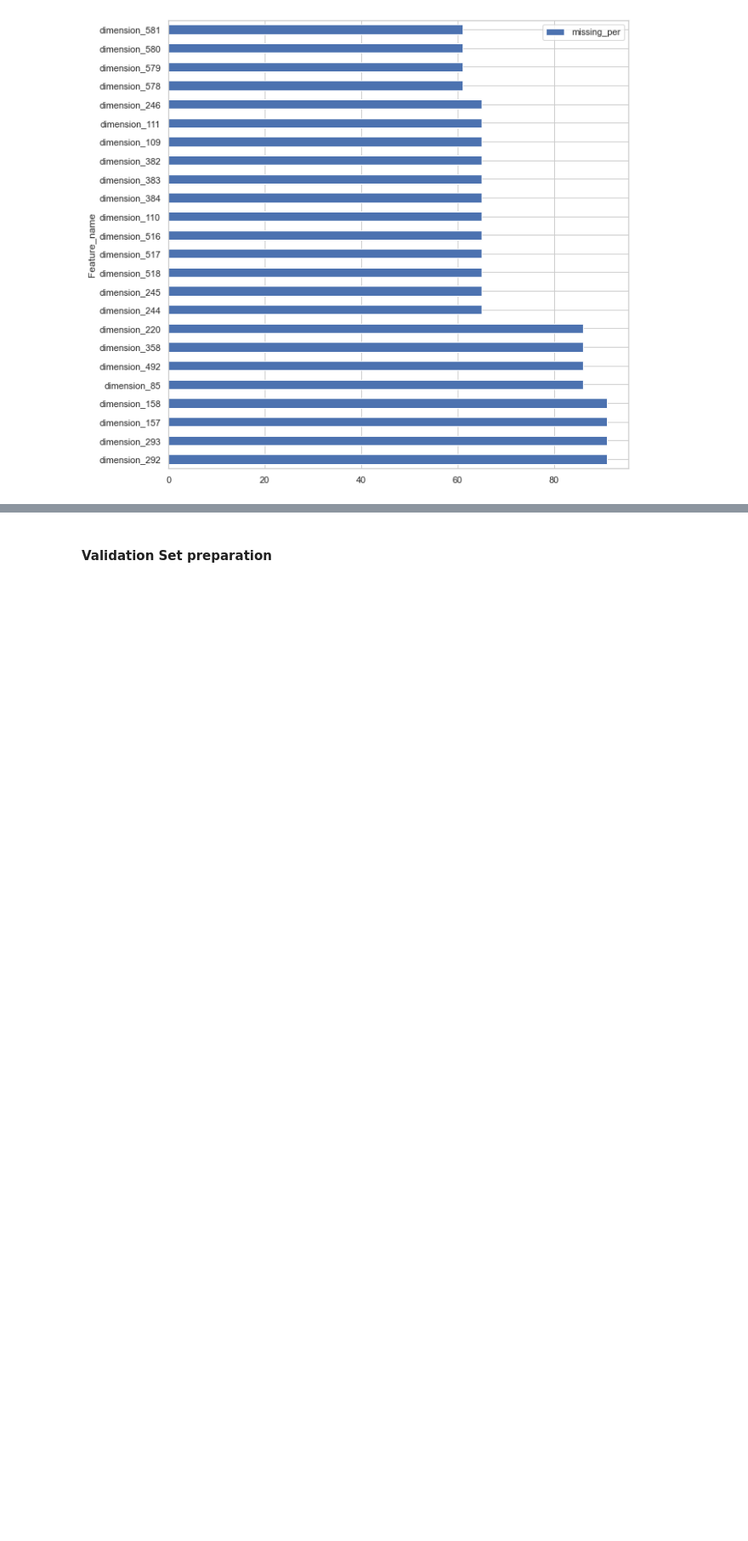
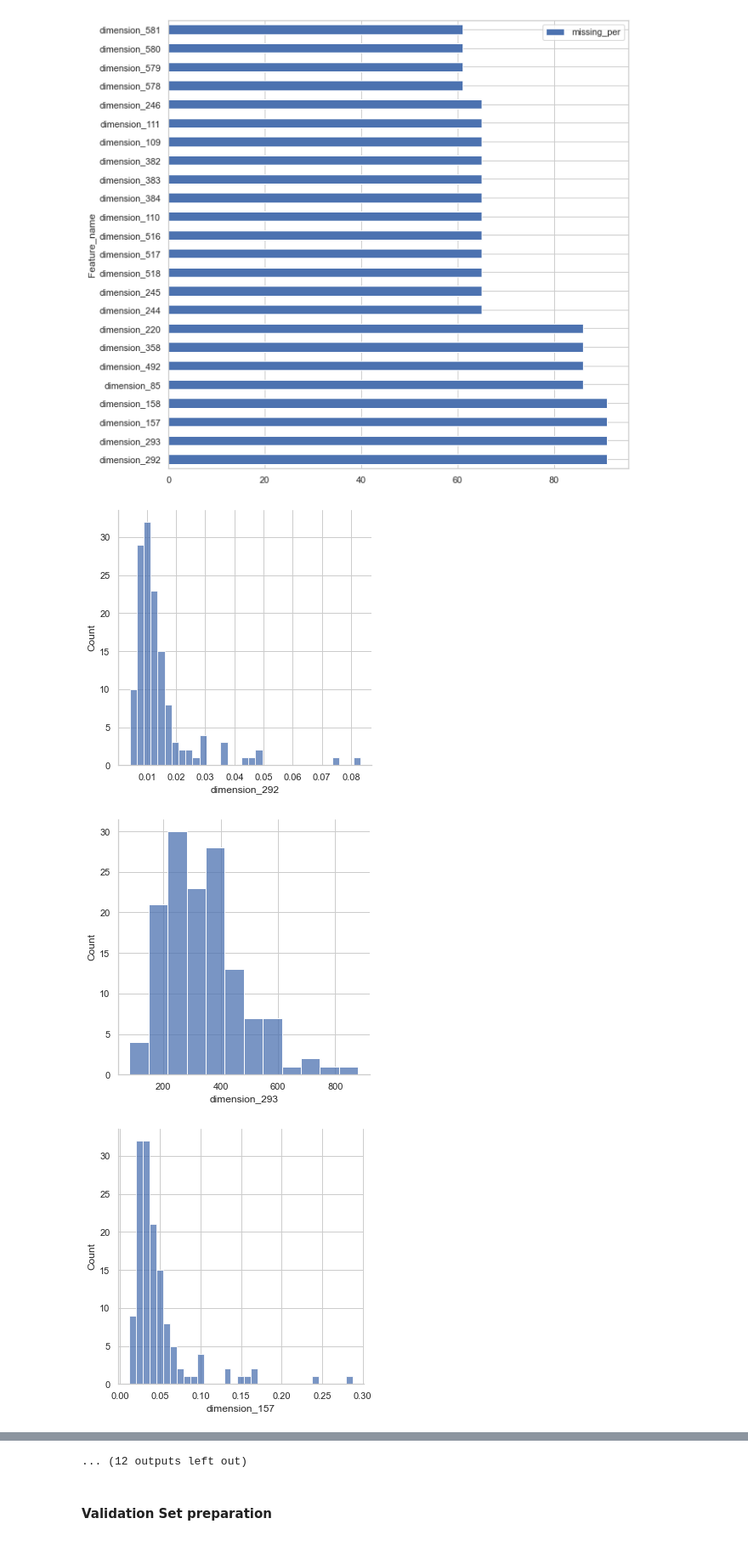
Before and after one commit to baalasangar/MLAI, a Jupyter notebook: 07_FeatureEngineering/Assignment/FeatureEngineering.ipynb, the cells around one changed output, grey strips where cells are left out. Shown: that part at 85% size. Drawn from its saved outputs; the diff is of its cells as text; code cells hidden in the pictures; blank space fills up the shorter version.

```diff
--- a/07_FeatureEngineering/Assignment/FeatureEngineering.ipynb
+++ b/07_FeatureEngineering/Assignment/FeatureEngineering.ipynb
@@ -126,3 +125,11 @@ missing_data.plot.barh(x="Feature_name",y="missing_per",figsize=(10,10))
 # %% [output]
 <matplotlib.axes._subplots.AxesSubplot at 0x...>
 [figure]
+# %%
+for colname in missing_data["Feature_name"].unique():
+  sns.displot(data=data_analysis,x=colname)
+  plt.show()
+# %% [output]
+[figure, added]
+[figure, added]
+[figure, added]
@@ -129,3 +145,4 @@ missing_data.plot.barh(x="Feature_name",y="missing_per",figsize=(10,10))
+... (12 outputs left out)
 # %% [markdown]
 #### Validation Set preparation
 # %%
```
Also changed, not shown: parts of 6 cells of this notebook.
